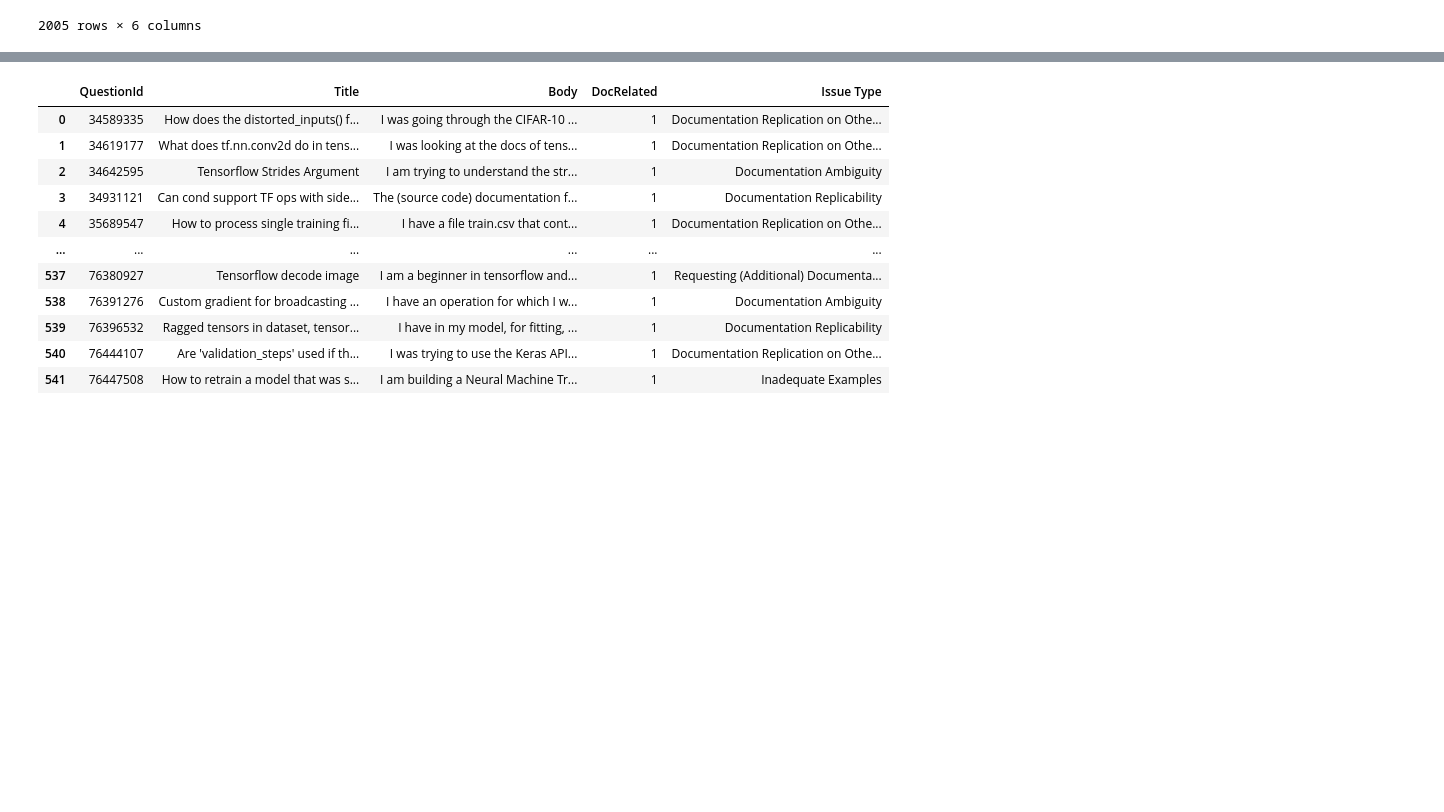
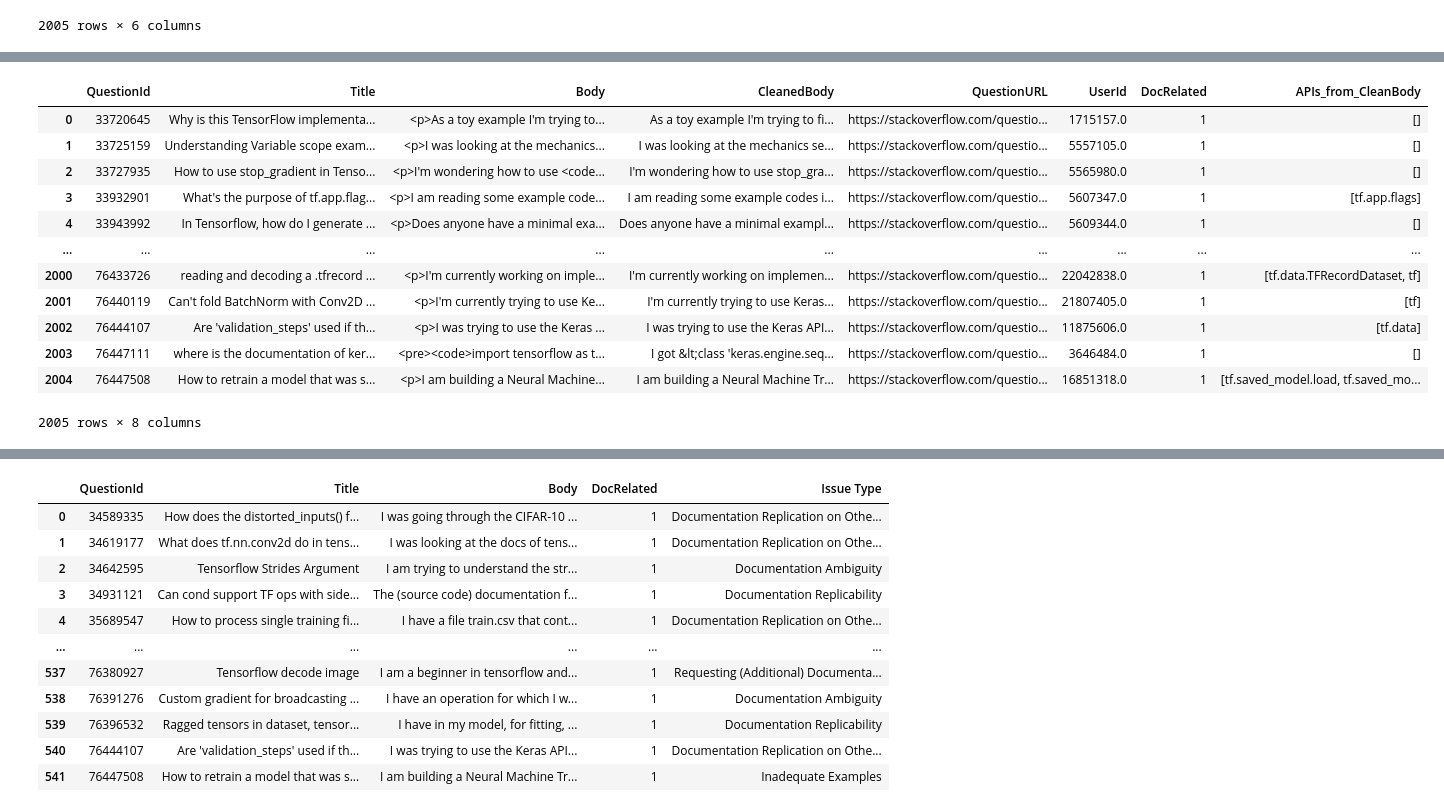
Before and after one commit to sharukat/docchameleon, a Jupyter notebook: doc_customizer_llm/customizer.ipynb, the cells around one changed output, grey strips where cells are left out. Drawn from its saved outputs; the diff is of its cells as text; code cells hidden in the pictures; blank space fills up the shorter version.

```diff
--- a/doc_customizer_llm/customizer.ipynb
+++ b/doc_customizer_llm/customizer.ipynb
@@ -235,3 +235,13 @@ tf_doc_related_ques
 | 34543 | 76447111 | where is the documentation of ker... | I got &lt;class 'keras.engine.seq... | https://stackoverflow.com/questio... | 3646484.0 | 1 |
 | 34544 | 76447508 | How to retrain a model that was s... | I am building a Neural Machine Tr... | https://stackoverflow.com/questio... | 16851318.0 | 1 |
 2005 rows × 6 columns
+# %%
+# Merge the preprocessed text with raw question body
+df1 = pd.read_csv(os.path.join(s.DATA_PATH, "tf_doc_api_questions_v0.csv"))
+df1 = df1.rename(columns={'Body': 'CleanedBody'})
+
+df2 = pd.read_csv(os.path.join(s.DATA_PATH, "tf_api_questions_v1.csv"))
+df = pd.merge(df1, df2[['QuestionId', 'Body']], on='QuestionId', how='inner')
+
+df = df[['QuestionId', 'Title', 'Body', 'CleanedBody', 'QuestionURL', 'UserId', 'DocRelated']]
+df
@@ -237,0 +262,18 @@ tf_doc_related_ques
+# %%
+df['APIs_from_CleanBody'] = df['CleanedBody'].str.findall(r'\btf(?:\.\w+)*').apply(set).apply(list)
+df.to_csv(os.path.join(s.DATA_PATH, "tf_doc_questions_with_apis_v0.csv"), index=False)
+df
+# %% [output]
+|  | QuestionId | Title | Body | CleanedBody | QuestionURL | UserId | DocRelated | APIs_from_CleanBody |
+| 0 | 33720645 | Why is this TensorFlow implementa... | <p>As a toy example I'm trying to... | As a toy example I'm trying to fi... | https://stackoverflow.com/questio... | 1715157.0 | 1 | [] |
+| 1 | 33725159 | Understanding Variable scope exam... | <p>I was looking at the mechanics... | I was looking at the mechanics se... | https://stackoverflow.com/questio... | 5557105.0 | 1 | [] |
+| 2 | 33727935 | How to use stop_gradient in Tenso... | <p>I'm wondering how to use <code... | I'm wondering how to use stop_gra... | https://stackoverflow.com/questio... | 5565980.0 | 1 | [] |
+| 3 | 33932901 | What's the purpose of tf.app.flag... | <p>I am reading some example code... | I am reading some example codes i... | https://stackoverflow.com/questio... | 5607347.0 | 1 | [tf.app.flags] |
+| 4 | 33943992 | In Tensorflow, how do I generate ... | <p>Does anyone have a minimal exa... | Does anyone have a minimal exampl... | https://stackoverflow.com/questio... | 5609344.0 | 1 | [] |
+| ... | ... | ... | ... | ... | ... | ... | ... | ... |
+| 2000 | 76433726 | reading and decoding a .tfrecord ... | <p>I'm currently working on imple... | I'm currently working on implemen... | https://stackoverflow.com/questio... | 22042838.0 | 1 | [tf.data.TFRecordDataset, tf] |
+| 2001 | 76440119 | Can't fold BatchNorm with Conv2D ... | <p>I'm currently trying to use Ke... | I'm currently trying to use Keras... | https://stackoverflow.com/questio... | 21807405.0 | 1 | [tf] |
+| 2002 | 76444107 | Are 'validation_steps' used if th... | <p>I was trying to use the Keras ... | I was trying to use the Keras API... | https://stackoverflow.com/questio... | 11875606.0 | 1 | [tf.data] |
+| 2003 | 76447111 | where is the documentation of ker... | <pre><code>import tensorflow as t... | I got &lt;class 'keras.engine.seq... | https://stackoverflow.com/questio... | 3646484.0 | 1 | [] |
+| 2004 | 76447508 | How to retrain a model that was s... | <p>I am building a Neural Machine... | I am building a Neural Machine Tr... | https://stackoverflow.com/questio... | 16851318.0 | 1 | [tf.saved_model.load, tf.saved_mo... |
+2005 rows × 8 columns
```
Also changed, not shown: parts of 12 cells of this notebook, 17 other files.
